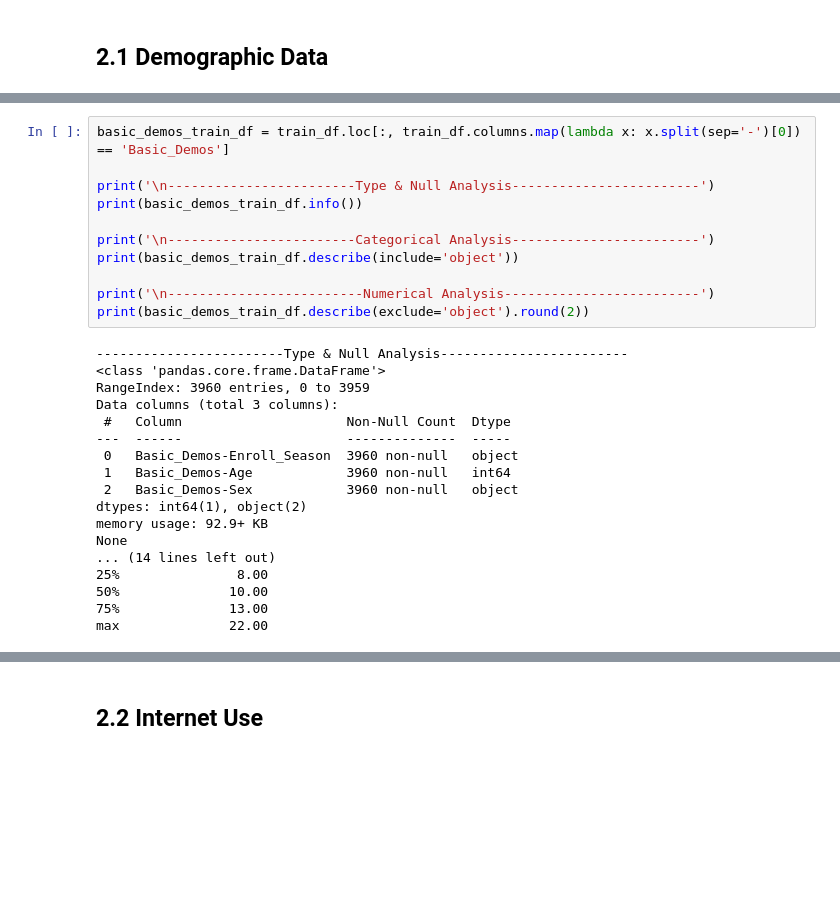
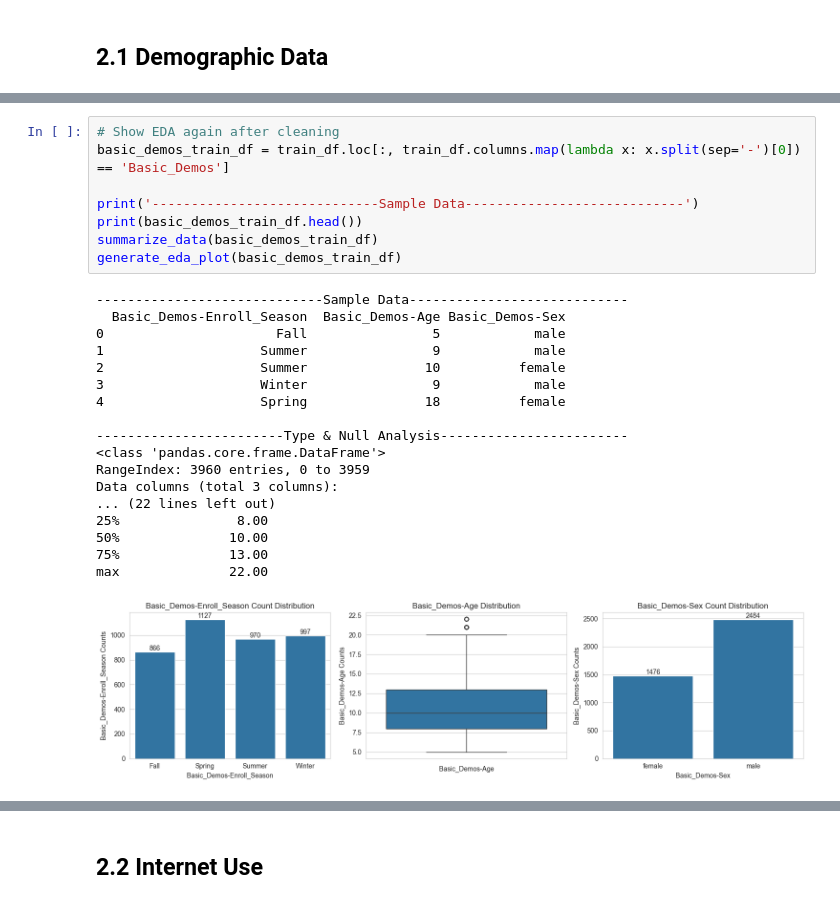
Before and after one commit to suphakrit-lert/Kaggle-Competition-Child-Problematic-Internet-Use, a Jupyter notebook: main.ipynb, the cells around one changed output, grey strips where cells are left out. Cells and saved outputs as stored; diff of their text form; blank space fills up the shorter version.

```diff
--- a/main.ipynb
+++ b/main.ipynb
@@ -66,29 +108,27 @@ train_df.loc[:5, train_df.columns.map(lambda x: x.split(sep='-')[0]) == 'Basic_D
 # %%
+# Show EDA again after cleaning
 basic_demos_train_df = train_df.loc[:, train_df.columns.map(lambda x: x.split(sep='-')[0]) == 'Basic_Demos']
 
-print('\n------------------------Type & Null Analysis------------------------')
-print(basic_demos_train_df.info())
-
-print('\n------------------------Categorical Analysis------------------------')
-print(basic_demos_train_df.describe(include='object'))
-
-print('\n-------------------------Numerical Analysis-------------------------')
-print(basic_demos_train_df.describe(exclude='object').round(2))
+print('-----------------------------Sample Data----------------------------')
+print(basic_demos_train_df.head())
+summarize_data(basic_demos_train_df)
+generate_eda_plot(basic_demos_train_df)
 # %% [output]
+-----------------------------Sample Data----------------------------
+  Basic_Demos-Enroll_Season  Basic_Demos-Age Basic_Demos-Sex
+0                      Fall                5            male
+1                    Summer                9            male
+2                    Summer               10          female
+3                    Winter                9            male
+4                    Spring               18          female
+
 ------------------------Type & Null Analysis------------------------
 <class 'pandas.core.frame.DataFrame'>
 RangeIndex: 3960 entries, 0 to 3959
 Data columns (total 3 columns):
- #   Column                     Non-Null Count  Dtype
----  ------                     --------------  -----
- 0   Basic_Demos-Enroll_Season  3960 non-null   object
- 1   Basic_Demos-Age            3960 non-null   int64
- 2   Basic_Demos-Sex            3960 non-null   object
-dtypes: int64(1), object(2)
-memory usage: 92.9+ KB
-None
-... (14 lines left out)
+... (22 lines left out)
 25%               8.00
 50%              10.00
 75%              13.00
 max              22.00
+[figure, added]
```
Also changed, not shown: parts of 19 cells of this notebook, 1 other file.
